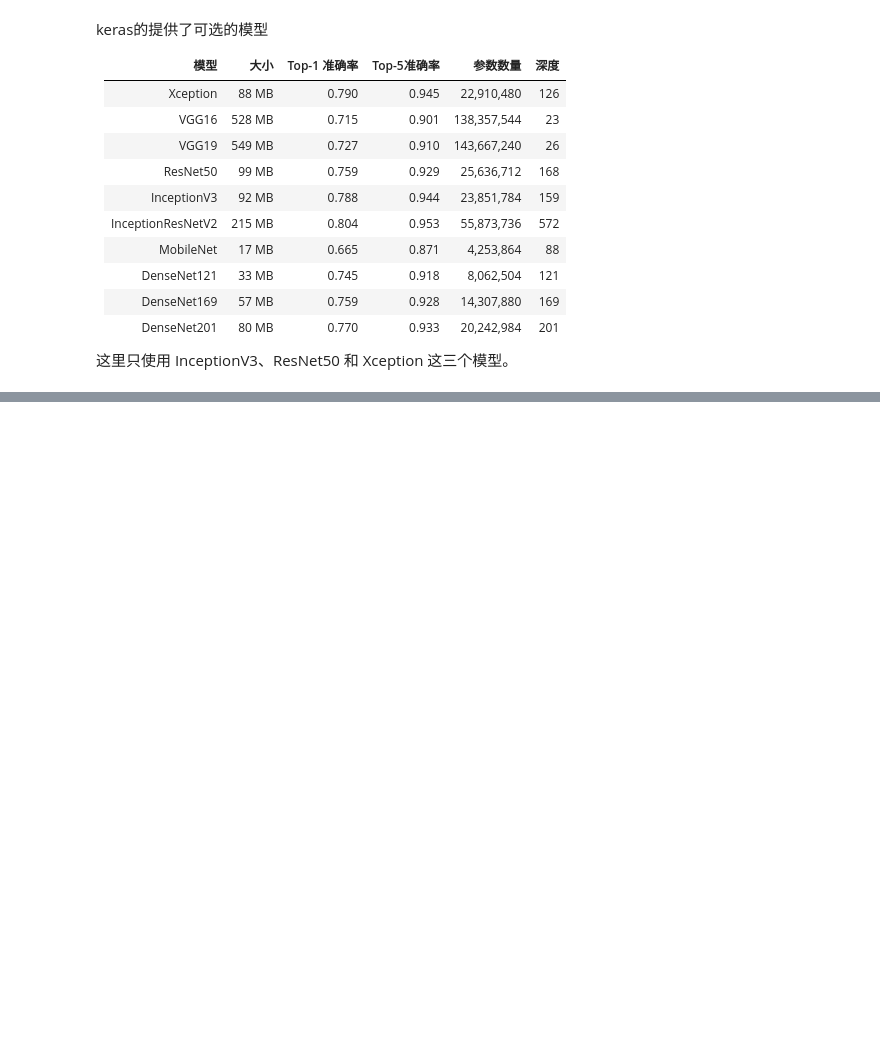
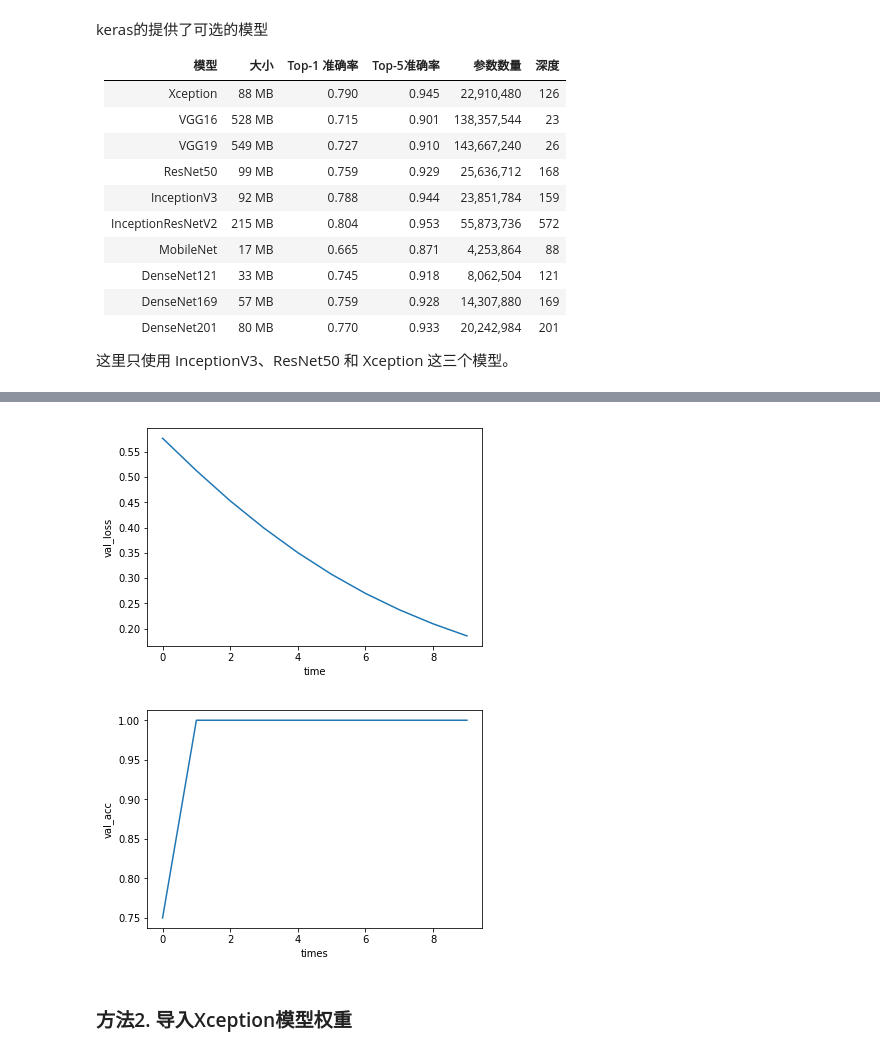
Before and after one commit to euii/capstone, a Jupyter notebook: dog_vs_cat/dog_vs_cat.ipynb, the cells around one changed output, grey strips where cells are left out. Cells and saved outputs as stored; diff of their text form; code cells hidden in the pictures; blank space fills up the shorter version.

```diff
--- a/dog_vs_cat/dog_vs_cat.ipynb
+++ b/dog_vs_cat/dog_vs_cat.ipynb
@@ -148,0 +202,12 @@ NameError: name 'TRAIN_DIR' is not defined
+# %%
+# 定义打印训练历史
+def plt_history(history_train) :
+    plt.plot(history_tarin.history['val_loss'])
+    plt.xlabel('time')
+    plt.ylabel('val_loss')
+    plt.show()
+
+    plt.plot(history_tarin.history['val_acc'])
+    plt.xlabel('times')
+    plt.ylabel('val_acc')
+    plt.show()
@@ -148,0 +251,7 @@ NameError: name 'TRAIN_DIR' is not defined
+# %%
+plt_history(history_train)
+# %% [output]
+[figure, added]
+[figure, added]
+# %% [markdown]
+### 方法2. 导入Xception模型权重
```
Also changed, not shown: parts of 16 cells of this notebook.
